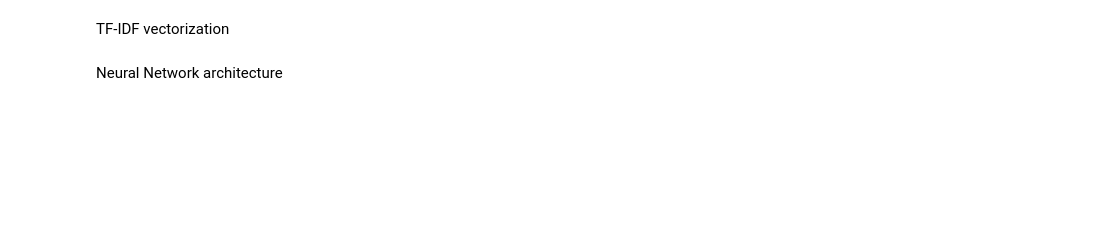
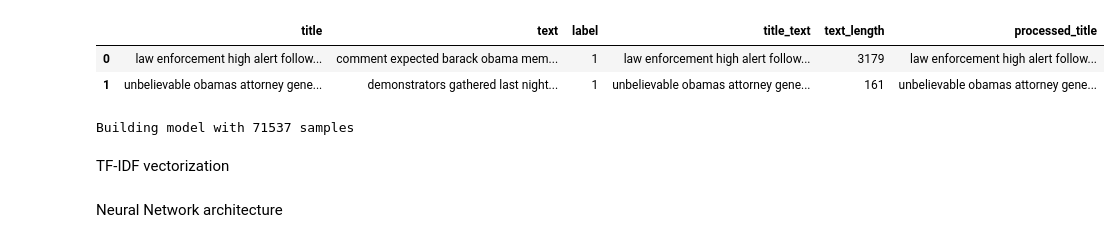
Before and after one commit to saamm/FakeNewsDetector, a Jupyter notebook: NN.ipynb, the cells around one changed output. Saved outputs shown, nothing was run; the diff lists cells and outputs as text; code cells hidden in the pictures; blank space fills up the shorter version.

```diff
--- a/NN.ipynb
+++ b/NN.ipynb
@@ -53,22 +59,14 @@ nltk.download('stopwords')
 True
 # %%
 import re
-from nltk.corpus import stopwords
 from nltk.tokenize import word_tokenize
 from nltk.stem import WordNetLemmatizer
 
 lemmatizer = WordNetLemmatizer()
 
-stop_words = set(stopwords.words('english'))
-# keep negations
-stop_words = stop_words - {"not", "no", "nor", "never"}
-
 def preprocess_text(text):
-    text = text.lower() #lowercase
-    #text = re.sub(r"[^a-z\s]", "", text) #remove punctuation
+    text = str(text).lower() #lowercase
+    text = re.sub(r"[^a-z\s]", "", text) #remove punctuation
     tokens = word_tokenize(text) #tokenize
-    tokens = [lemmatizer.lemmatize(word) for word in tokens if word not in stop_words and len(word) > 2]
-    return tokens
+    tokens = [lemmatizer.lemmatize(word) for word in tokens]
+    return " ".join(tokens)
-# %%
-#Preprocess the data
-df['combined_text'] = df['combined_text'].astype(str).apply(lambda x: " ".join(preprocess_text(x)))
@@ -88,0 +73,3 @@ Building model with 422 samples
+# %%
+#Lowercasing, removing punctuation, lemmatizing, and tokenizing
+df['processed_title'] = df['title'].apply(preprocess_text)
@@ -89,4 +88,16 @@ Building model with 422 samples
+# %%
+df.head(2)
+# %% [output]
+|  | title | text | label | title_text | text_length | processed_title |
+| 0 | law enforcement high alert follow... | comment expected barack obama mem... | 1 | law enforcement high alert follow... | 3179 | law enforcement high alert follow... |
+| 1 | unbelievable obamas attorney gene... | demonstrators gathered last night... | 1 | unbelievable obamas attorney gene... | 161 | unbelievable obamas attorney gene... |
 # %%
+print(f"Building model with {len(df)} samples")
+
+# Split data
+X = df['processed_title']
+y = df['label']
+
 #data split
 X_train, X_test, y_train, y_test = train_test_split(
     X, y,
@@ -94,3 +105,5 @@ X_train, X_test, y_train, y_test = train_test_split(
     random_state=42,
     stratify=y
 )
+# %% [output]
+Building model with 71537 samples
```
Also changed, not shown: parts of 69 cells of this notebook, 2 other files.
